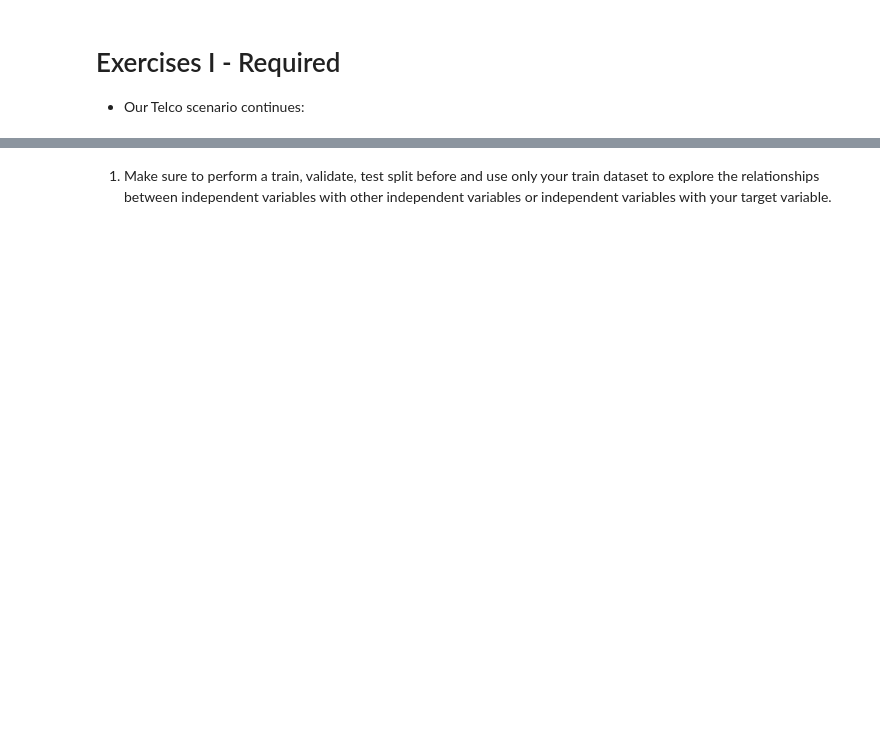
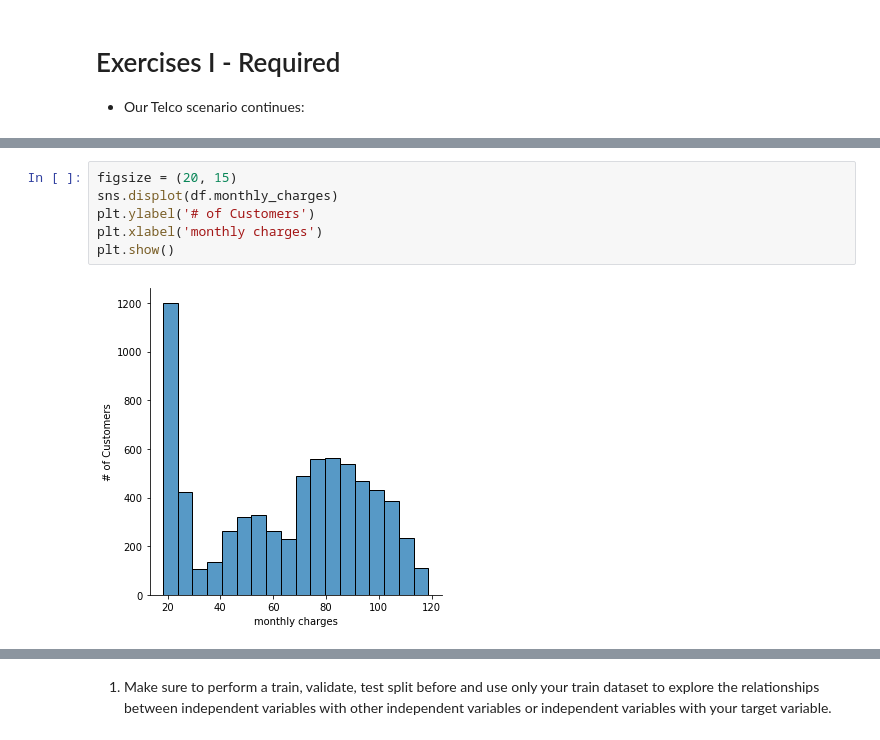
Before and after one commit to rachelrobbinsmayhill/regression-exercises, a Jupyter notebook: explore.ipynb, the cells around one changed output, grey strips where cells are left out. Drawn from its saved outputs; the diff is of its cells as text; blank space fills up the shorter version.

```diff
--- a/explore.ipynb
+++ b/explore.ipynb
@@ -26,0 +96,8 @@ Do your work in a notebook named explore.ipynb. In addition, you should create a
+# %%
+figsize = (20, 15)
+sns.displot(df.monthly_charges)
+plt.ylabel('# of Customers')
+plt.xlabel('monthly charges')
+plt.show()
+# %% [output]
+[figure, added]
```
Also changed, not shown: parts of 42 cells of this notebook.
